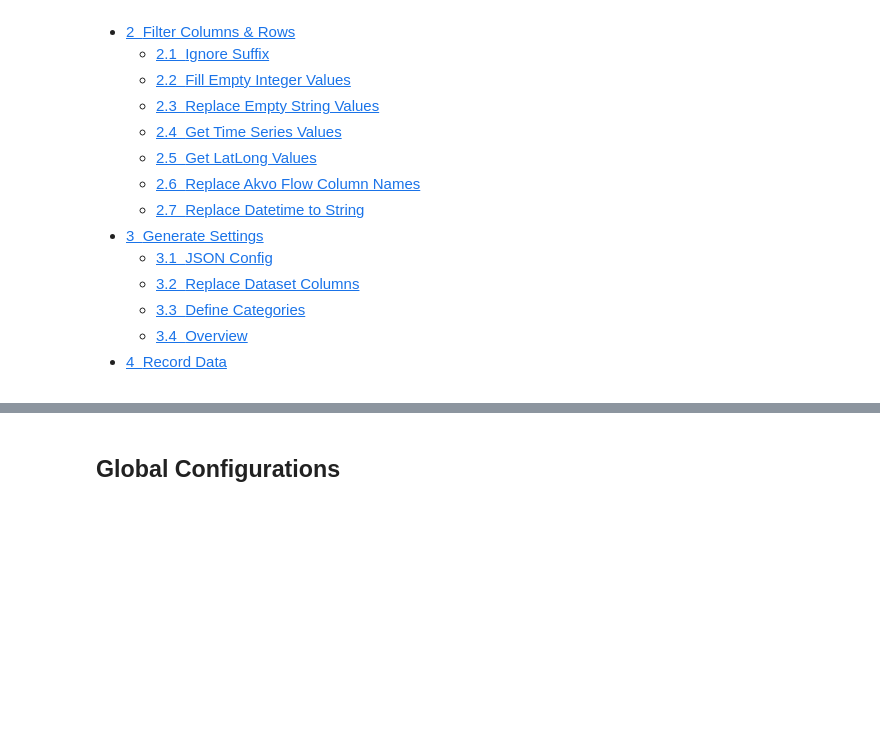
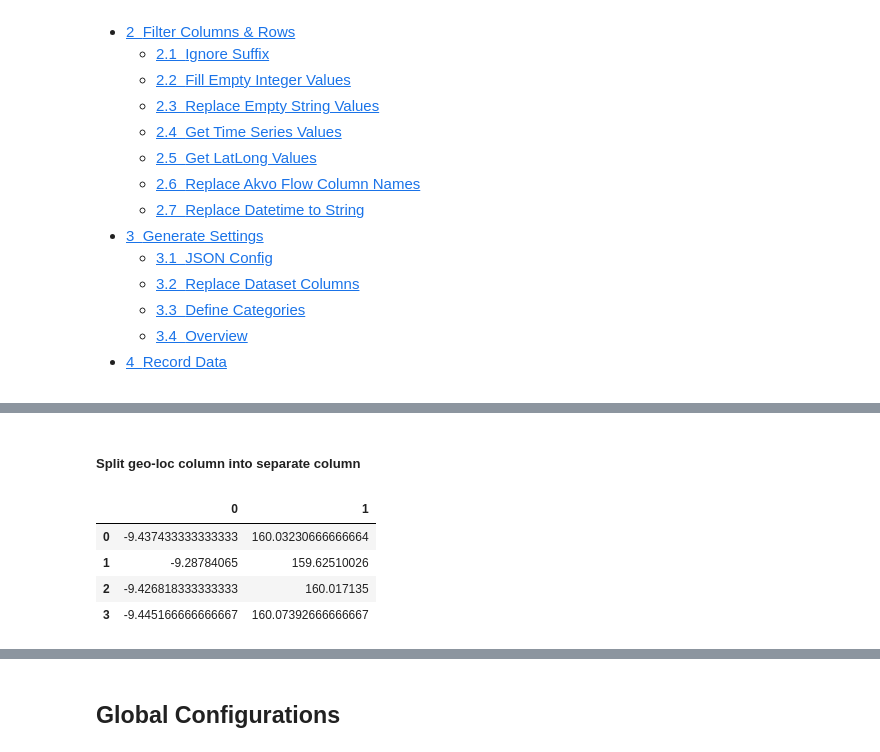
Before and after one commit to akvo/akvo-tech-consultancy, a Jupyter notebook: sites/tc-map/db-transformer.ipynb, the cells around one changed output, grey strips where cells are left out. Cells and saved outputs as stored; diff of their text form; code cells hidden in the pictures; blank space fills up the shorter version.

```diff
--- a/sites/tc-map/db-transformer.ipynb
+++ b/sites/tc-map/db-transformer.ipynb
@@ -103,7 +104,7 @@ def transform(data):
         questions = qgroup.get('questions')
         for index, question in enumerate(questions):
             qid = question['id']
-            qname = question['name']
+            qname = question['name'].strip() # remove whitespace on start end
             qtype = question['type']
             try:
                 answer = data[gid][0][qid]
@@ -145,3 +146,17 @@ results
 | 1 | From staff room | No | Sahalu ward | 27.0 | ... |
 | 2 | On teacher's desk | No | Panatina ward | 27.0 | ... |
 | 3 | On teacher's desk | Yes | Malango | 25.0 | ... |
+# %% [markdown]
+##### Split geo-loc column into separate column
+# %%
+point = pd.Series(results[lat_long].values.flatten())
+# %%
+loc = point.str.split(",", n = 1, expand = True)
+# %%
+loc
+# %% [output]
+|  | 0 | 1 |
+| 0 | -9.437433333333333 | 160.03230666666664 |
+| 1 | -9.28784065 | 159.62510026 |
+| 2 | -9.426818333333333 | 160.017135 |
+| 3 | -9.445166666666667 | 160.07392666666667 |
```
Also changed, not shown: parts of 20 cells of this notebook, 22 other files.
